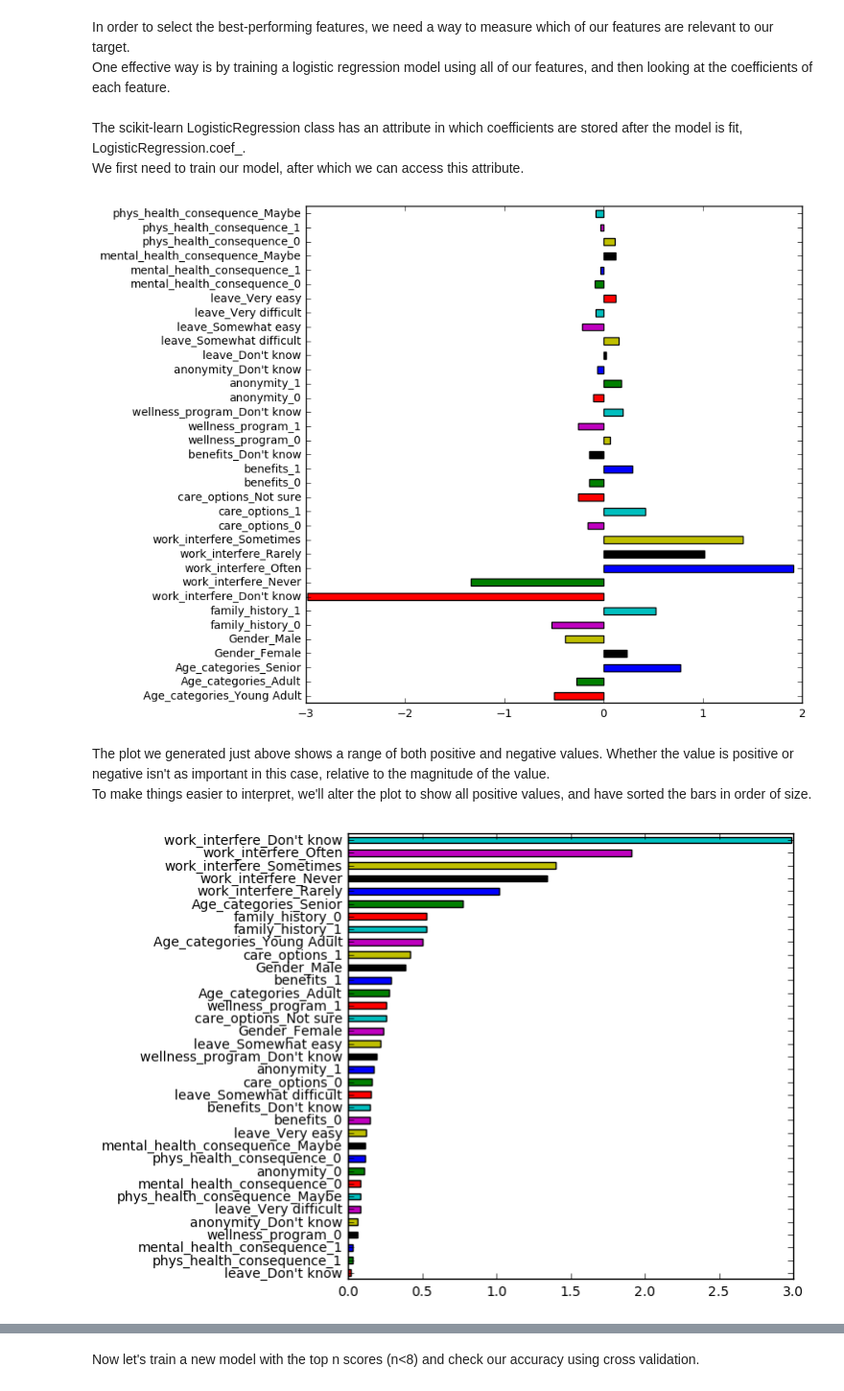
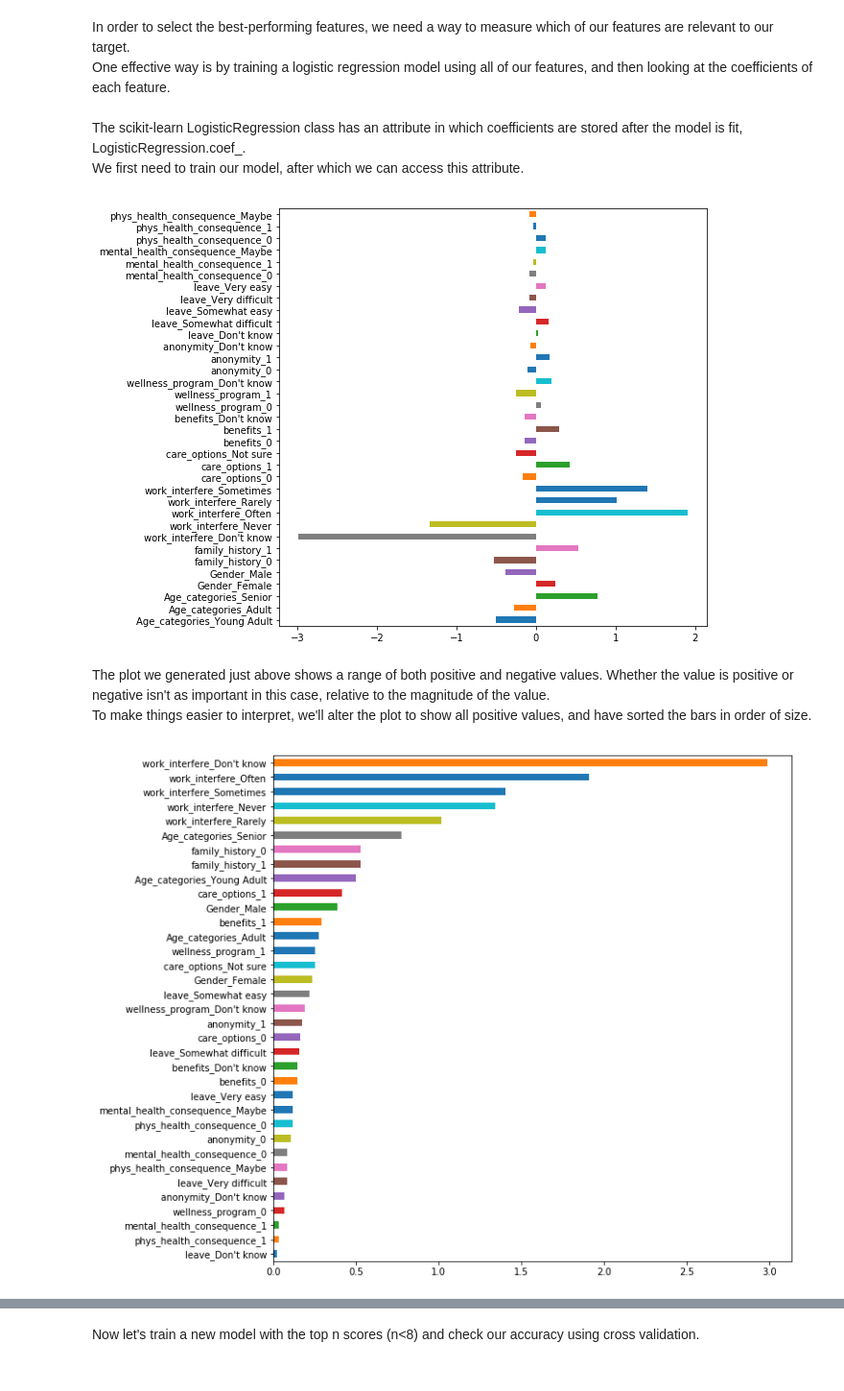
Before and after one commit to OssamaEls/Mental-Health-in-Tech-Survey, a Jupyter notebook: mental_health_in_tech_survey.ipynb, the cells around one changed output, grey strips where cells are left out. Shown at 96% size. Drawn from its saved outputs; the diff is of its cells as text; code cells hidden in the pictures.

```diff
--- a/mental_health_in_tech_survey.ipynb
+++ b/mental_health_in_tech_survey.ipynb
@@ -341,20 +349,20 @@ coefficients = lr.coef_
 feature_importance = pd.Series(coefficients[0],
                                index=X_train[feature_cols].columns)
 plt.figure(figsize=(8,8))
-feature_importance.plot.barh(color='rgbkymc')
+feature_importance.plot.barh()
 plt.show()
 # %% [output]
-[figure, old version]
+[figure, new version]
 # %% [markdown]
 The plot we generated just above shows a range of both positive and negative values. Whether the value is positive or negative isn't as important in this case, relative to the magnitude of the value.<br>
 To make things easier to interpret, we'll alter the plot to show all positive values, and have sorted the bars in order of size.
 # %%
 ordered_feature_importance = feature_importance.abs().sort_values()
-plt.figure(figsize=(6,6))
-ordered_feature_importance.plot.barh(color='rgbkymc')
+plt.figure(figsize=(10,10))
+ordered_feature_importance.plot.barh()
 plt.show()
 # %% [output]
-[figure, old version]
+[figure, new version]
 # %%
 scores = cross_val_score(lr, X_test, y_test, cv=10)
 accuracy = np.mean(scores)
```
Also changed, not shown: parts of 64 cells of this notebook.
